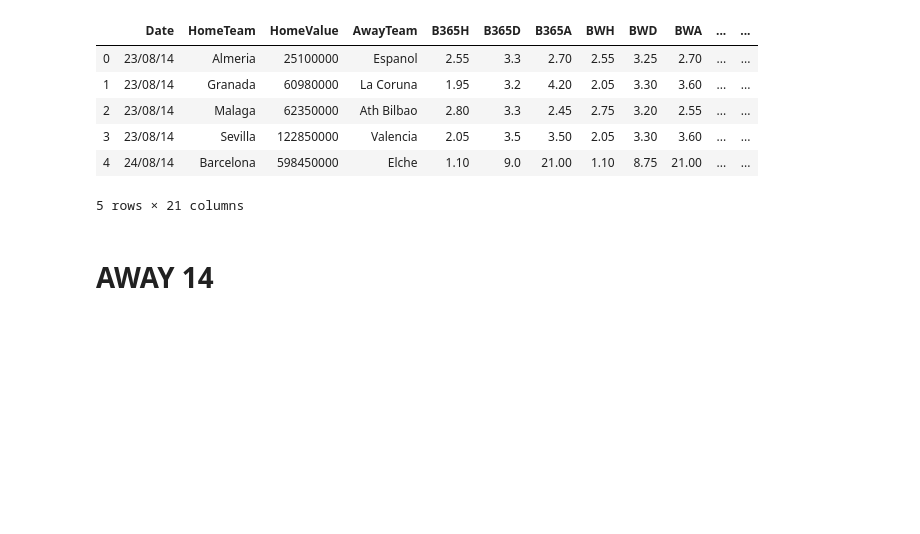
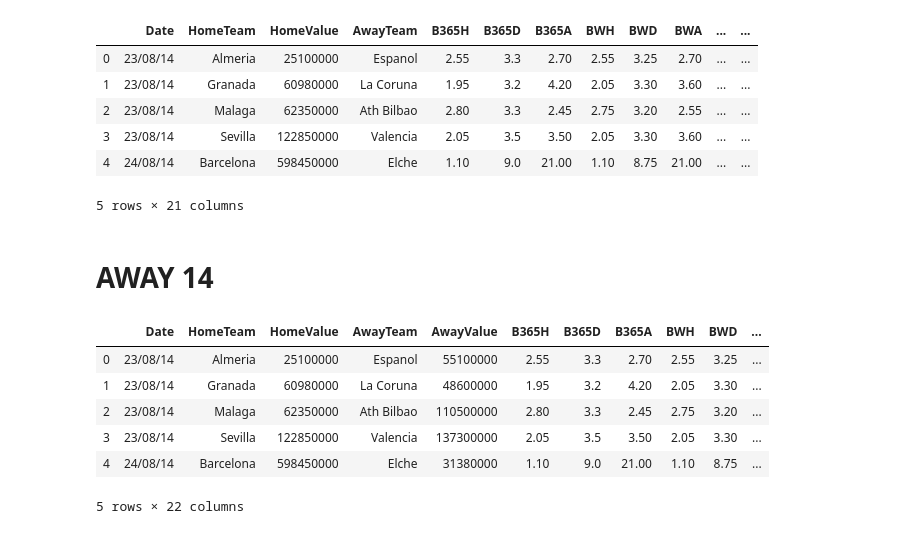
Before and after one commit to Jjespper/football_bets, a Jupyter notebook: Creating_DB.ipynb, the cells around one changed output. Cells and saved outputs as stored; diff of their text form; code cells hidden in the pictures; blank space fills up the shorter version.

Commit message:
added liga14 TeamValues_clean

```diff
--- a/Untitled1.ipynb
+++ b/Creating_DB.ipynb
@@ -1389,40 +1389,50 @@ for i in range(len(liga14_n)):
         AwayValue[i] = 137300000
     elif liga14_n['AwayTeam'][i] == 'Ath Madrid':
         AwayValue[i] = 289000000
-    elif liga14_n['HomeTeam'][i] == 'Eibar':
+    elif liga14_n['AwayTeam'][i] == 'Eibar':
         AwayValue[i] = 21100000
-    elif liga14_n['HomeTeam'][i] == 'Sociedad':
+    elif liga14_n['AwayTeam'][i] == 'Sociedad':
         AwayValue[i] = 107500000
-    elif liga14_n['HomeTeam'][i] == 'Espanol':
+    elif liga14_n['AwayTeam'][i] == 'Espanol':
         AwayValue[i] = 55100000
-    elif liga14_n['HomeTeam'][i] == 'Villarreal':
+    elif liga14_n['AwayTeam'][i] == 'Villarreal':
         AwayValue[i] = 88600000
-    elif liga14_n['HomeTeam'][i] == 'Elche':
+    elif liga14_n['AwayTeam'][i] == 'Elche':
         AwayValue[i] = 31380000
-    elif liga14_n['HomeTeam'][i] == 'Sevilla':
+    elif liga14_n['AwayTeam'][i] == 'Sevilla':
         AwayValue[i] = 122850000
-    elif liga14_n['HomeTeam'][i] == 'Levante':
+    elif liga14_n['AwayTeam'][i] == 'Levante':
         AwayValue[i] = 47100000
-    elif liga14_n['HomeTeam'][i] == 'La Coruna':
+    elif liga14_n['AwayTeam'][i] == 'La Coruna':
         AwayValue[i] = 48600000
-    elif liga14_n['HomeTeam'][i] == 'Real Madrid':
+    elif liga14_n['AwayTeam'][i] == 'Real Madrid':
         AwayValue[i] = 647650000
-    elif liga14_n['HomeTeam'][i] == 'Barcelona':
+    elif liga14_n['AwayTeam'][i] == 'Barcelona':
         AwayValue[i] = 598450000
-    elif liga14_n['HomeTeam'][i] == 'Getafe':
+    elif liga14_n['AwayTeam'][i] == 'Getafe':
         AwayValue[i] = 48150000
-    elif liga14_n['HomeTeam'][i] == 'Cordoba':
+    elif liga14_n['AwayTeam'][i] == 'Cordoba':
         AwayValue[i] = 44700000
-    elif liga14_n['HomeTeam'][i] == 'Granada':
+    elif liga14_n['AwayTeam'][i] == 'Granada':
         AwayValue[i] = 60980000
-    elif liga14_n['HomeTeam'][i] == 'Vallecano':
+    elif liga14_n['AwayTeam'][i] == 'Vallecano':
         AwayValue[i] = 52600000
-    elif liga14_n['HomeTeam'][i] == 'Celta':
+    elif liga14_n['AwayTeam'][i] == 'Celta':
         AwayValue[i] = 39400000
-    elif liga14_n['HomeTeam'][i] == 'Almeria':
+    elif liga14_n['AwayTeam'][i] == 'Almeria':
         AwayValue[i] = 25100000
 
-liga14_n.insert(2, "HomeValue", HomeValue) # Execute
+liga14_n.insert(4, "AwayValue", AwayValue) # Execute
+# %%
+liga14_n.head()
+# %% [output]
+|  | Date | HomeTeam | HomeValue | AwayTeam | AwayValue | B365H | B365D | B365A | BWH | BWD | ... |
+| 0 | 23/08/14 | Almeria | 25100000 | Espanol | 55100000 | 2.55 | 3.3 | 2.70 | 2.55 | 3.25 | ... |
+| 1 | 23/08/14 | Granada | 60980000 | La Coruna | 48600000 | 1.95 | 3.2 | 4.20 | 2.05 | 3.30 | ... |
+| 2 | 23/08/14 | Malaga | 62350000 | Ath Bilbao | 110500000 | 2.80 | 3.3 | 2.45 | 2.75 | 3.20 | ... |
+| 3 | 23/08/14 | Sevilla | 122850000 | Valencia | 137300000 | 2.05 | 3.5 | 3.50 | 2.05 | 3.30 | ... |
+| 4 | 24/08/14 | Barcelona | 598450000 | Elche | 31380000 | 1.10 | 9.0 | 21.00 | 1.10 | 8.75 | ... |
+5 rows × 22 columns
 # %%
 ligas05_18 = [liga05_n, liga06_n, liga07_n, liga08_n, liga09_n, liga10_n, liga11_n, liga12_n, liga13_n, liga14_n, liga15_n, liga16_n, liga17_n, liga18_n]
 
```
Also changed, not shown: 1 other file.
